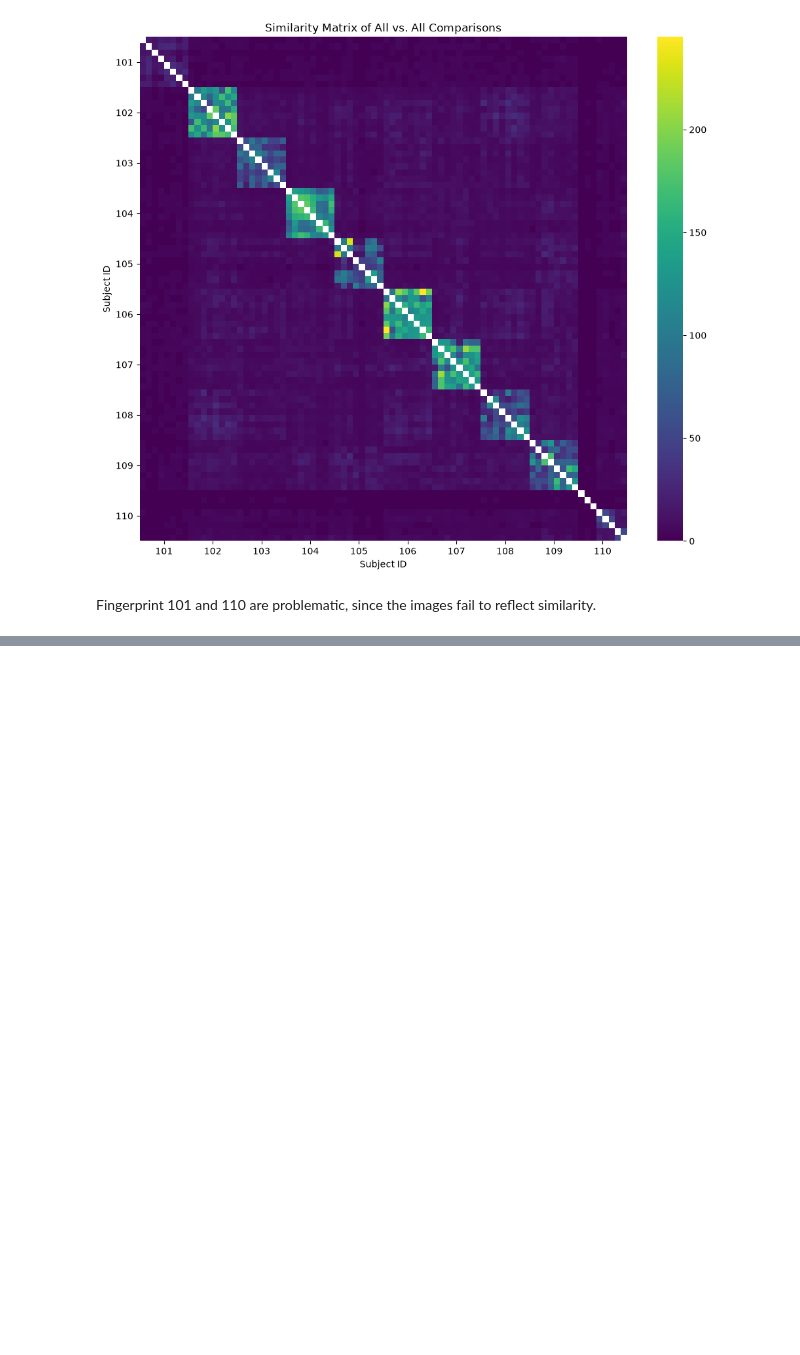
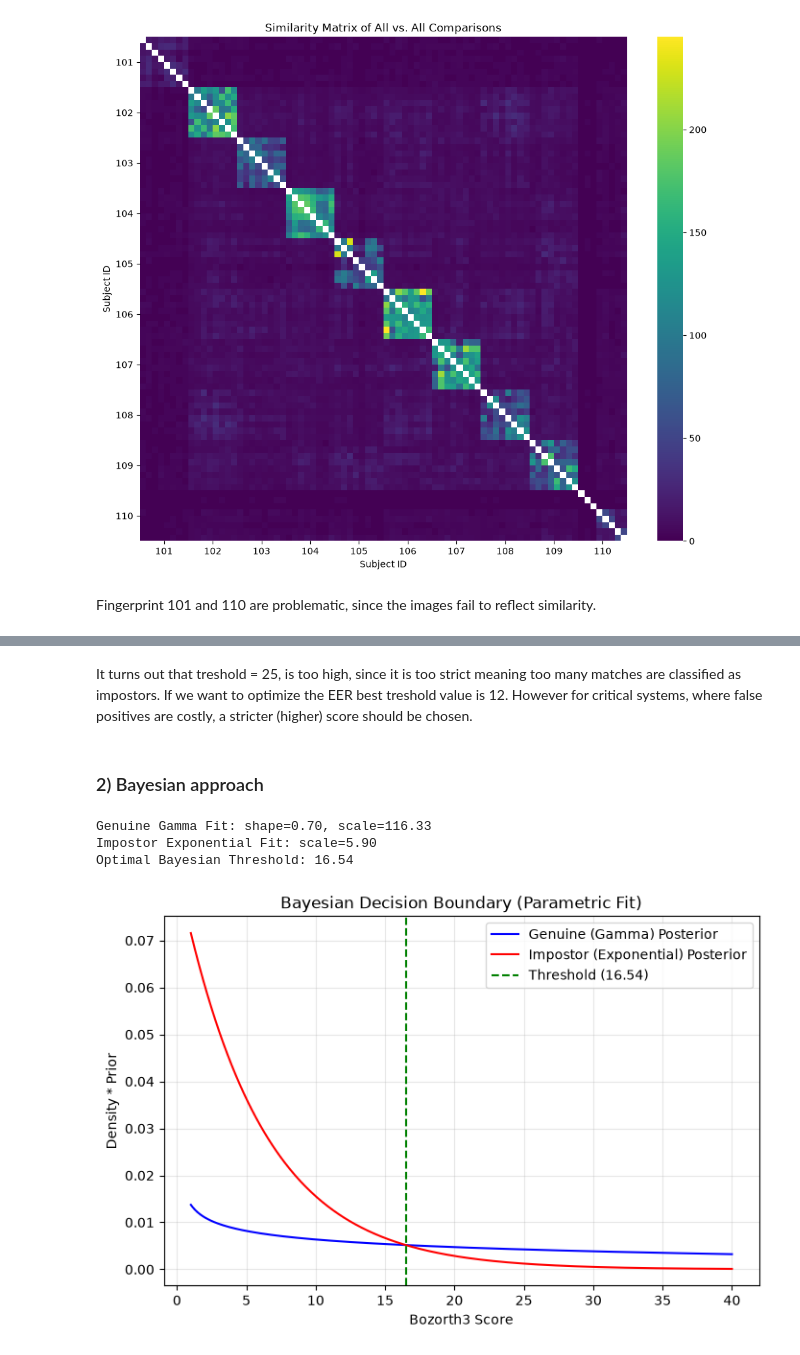
Before and after one commit to DvorsakGal/Biometrics, a Jupyter notebook: homework_1/src/analysis.ipynb, the cells around one changed output, grey strips where cells are left out. Drawn from its saved outputs; the diff is of its cells as text; code cells hidden in the pictures; blank space fills up the shorter version.

```diff
--- a/homework_1/src/analysis.ipynb
+++ b/homework_1/src/analysis.ipynb
@@ -62,0 +163,4 @@ Fingerprint 101 and 110 are problematic, since the images fail to reflect simila
+# %% [markdown]
+It turns out that treshold = 25, is too high, since it is too strict meaning too many matches are classified as impostors. If we want to optimize the EER best treshold value is 12. However for critical systems, where false positives are costly, a stricter (higher) score should be chosen.
+# %% [markdown]
+### 2) Bayesian approach
@@ -62,0 +169,43 @@ Fingerprint 101 and 110 are problematic, since the images fail to reflect simila
+# %%
+shape_genuine, loc_genuine, scale_genuine = gamma.fit(genuines['score'], floc=-0.001)  # Force the location parameter to be 0 for the gamma distribution
+
+loc_impostor, scale_impostor = expon.fit(impostors['score'], floc=0)  # Force the location parameter to be 0 for the exponential distribution
+
+#PRIORS, eval range
+p_g = 0.50
+p_i = 0.50
+scores = np.linspace(1, 40, 400)
+
+# likelihoods using fitted PDFs
+likelihood_genuine = gamma.pdf(scores, shape_genuine, loc=loc_genuine, scale=scale_genuine)
+likelihood_impostor = expon.pdf(scores, loc_impostor, scale_impostor)
+
+#Unnormalized posteriors
+post_g = likelihood_genuine * p_g
+post_i = likelihood_impostor * p_i
+
+#intersection treshold
+diff = np.abs(post_g - post_i)
+optimal_idx = np.argmin(diff)
+optimal_treshold = scores[optimal_idx]
+
+print(f"Genuine Gamma Fit: shape={shape_genuine:.2f}, scale={scale_genuine:.2f}")
+print(f"Impostor Exponential Fit: scale={scale_impostor:.2f}")
+print(f"Optimal Bayesian Threshold: {optimal_treshold:.2f}")
+
+# Plot the intersection
+plt.figure(figsize=(8, 5))
+plt.plot(scores, post_g, label='Genuine (Gamma) Posterior', color='blue')
+plt.plot(scores, post_i, label='Impostor (Exponential) Posterior', color='red')
+plt.axvline(optimal_treshold, color='green', linestyle='--', label=f'Threshold ({optimal_treshold:.2f})')
+plt.title('Bayesian Decision Boundary (Parametric Fit)')
+plt.xlabel('Bozorth3 Score')
+plt.ylabel('Density * Prior')
+plt.legend()
+plt.grid(True, alpha=0.3)
+plt.show()
+# %% [output]
+Genuine Gamma Fit: shape=0.70, scale=116.33
+Impostor Exponential Fit: scale=5.90
+Optimal Bayesian Threshold: 16.54
+[figure, added]
```
Also changed, not shown: parts of 18 cells of this notebook, 2 other files.
